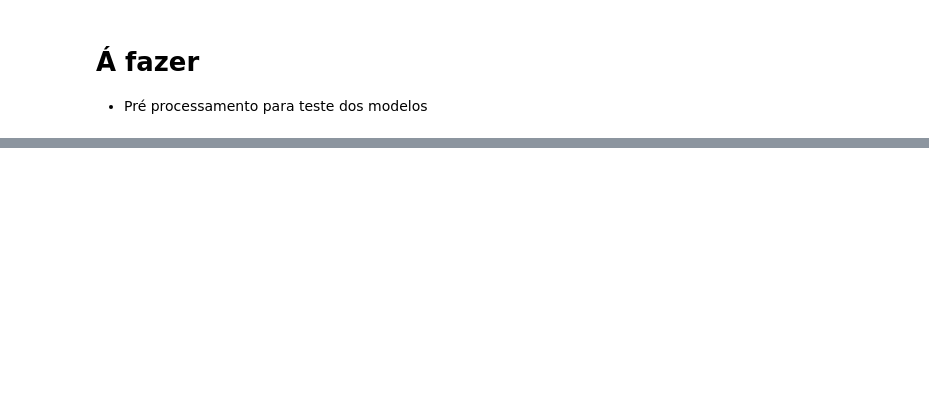
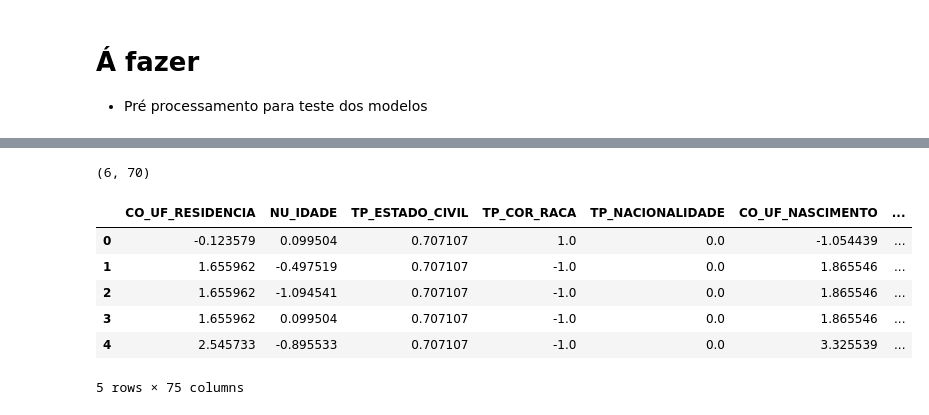
Before and after one commit to modestto/Kaggle-ML---ENEM, a Jupyter notebook: ML_ENEM.ipynb, the cells around one changed output, grey strips where cells are left out. Drawn from its saved outputs; the diff is of its cells as text; code cells hidden in the pictures; blank space fills up the shorter version.

Commit message:
modelo modificado 1

```diff
--- a/ML_ENEM.ipynb
+++ b/ML_ENEM.ipynb
@@ -177,0 +146,3 @@ matriz_correlacao.style.background_gradient(cmap='coolwarm')
+# %%
+train_clean=train_clean.drop(columns=['CO_UF_ESC','TP_DEPENDENCIA_ADM_ESC','TP_SIT_FUNC_ESC','TP_LOCALIZACAO_ESC','TP_ENSINO'])
+test_clean=test_clean.drop(columns=['CO_UF_ESC','TP_DEPENDENCIA_ADM_ESC','TP_SIT_FUNC_ESC','TP_LOCALIZACAO_ESC','TP_ENSINO'])
@@ -177,0 +183,13 @@ matriz_correlacao.style.background_gradient(cmap='coolwarm')
+# %%
+#Separando as variáveis dependentes e independentes do nosso modelo
+y1=train_clean.loc[:,'NU_NOTA_CN']
+y2=train_clean.loc[:,'NU_NOTA_CH']
+y3=train_clean.loc[:,'NU_NOTA_LC']
+y4=train_clean.loc[:,'NU_NOTA_MT']
+y5=train_clean.loc[:,'NU_NOTA_REDACAO']
+train_clean = train_clean.drop(columns=['NU_NOTA_CN','NU_NOTA_CH','NU_NOTA_LC','NU_NOTA_MT','NU_NOTA_REDACAO'])
+# %%
+scaler=StandardScaler()
+scaler.fit(train_clean)
+train_scaled=scaler.transform(train_clean)
+test_scaled=scaler.transform(test_clean)
@@ -177,0 +198,16 @@ matriz_correlacao.style.background_gradient(cmap='coolwarm')
+# %%
+train_scaled.shape
+# %% [output]
+(6, 70)
+# %%
+X_test_scaled = pd.DataFrame(test_scaled, columns=test_clean.columns)
+# %%
+X_test_scaled.head()
+# %% [output]
+|  | CO_UF_RESIDENCIA | NU_IDADE | TP_ESTADO_CIVIL | TP_COR_RACA | TP_NACIONALIDADE | CO_UF_NASCIMENTO | ... |
+| 0 | -0.123579 | 0.099504 | 0.707107 | 1.0 | 0.0 | -1.054439 | ... |
+| 1 | 1.655962 | -0.497519 | 0.707107 | -1.0 | 0.0 | 1.865546 | ... |
+| 2 | 1.655962 | -1.094541 | 0.707107 | -1.0 | 0.0 | 1.865546 | ... |
+| 3 | 1.655962 | 0.099504 | 0.707107 | -1.0 | 0.0 | 1.865546 | ... |
+| 4 | 2.545733 | -0.895533 | 0.707107 | -1.0 | 0.0 | 3.325539 | ... |
+5 rows × 75 columns
```
Also changed, not shown: parts of 51 cells of this notebook.
